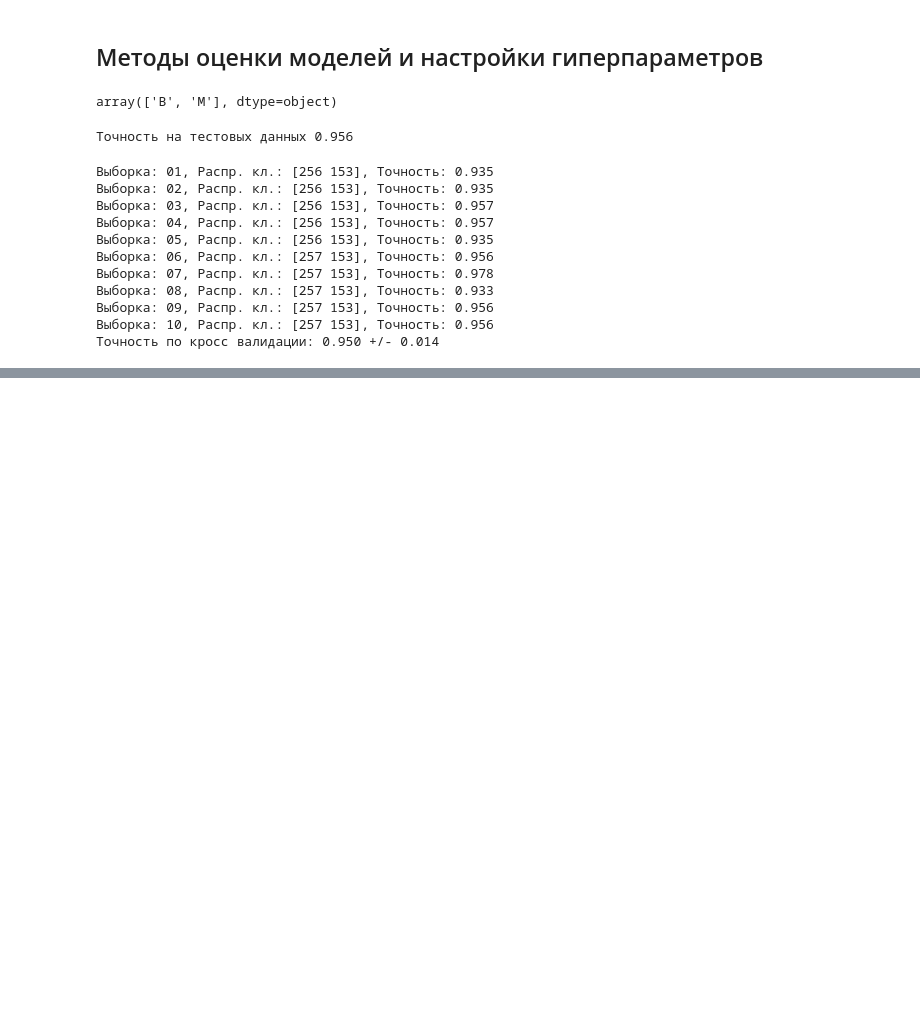
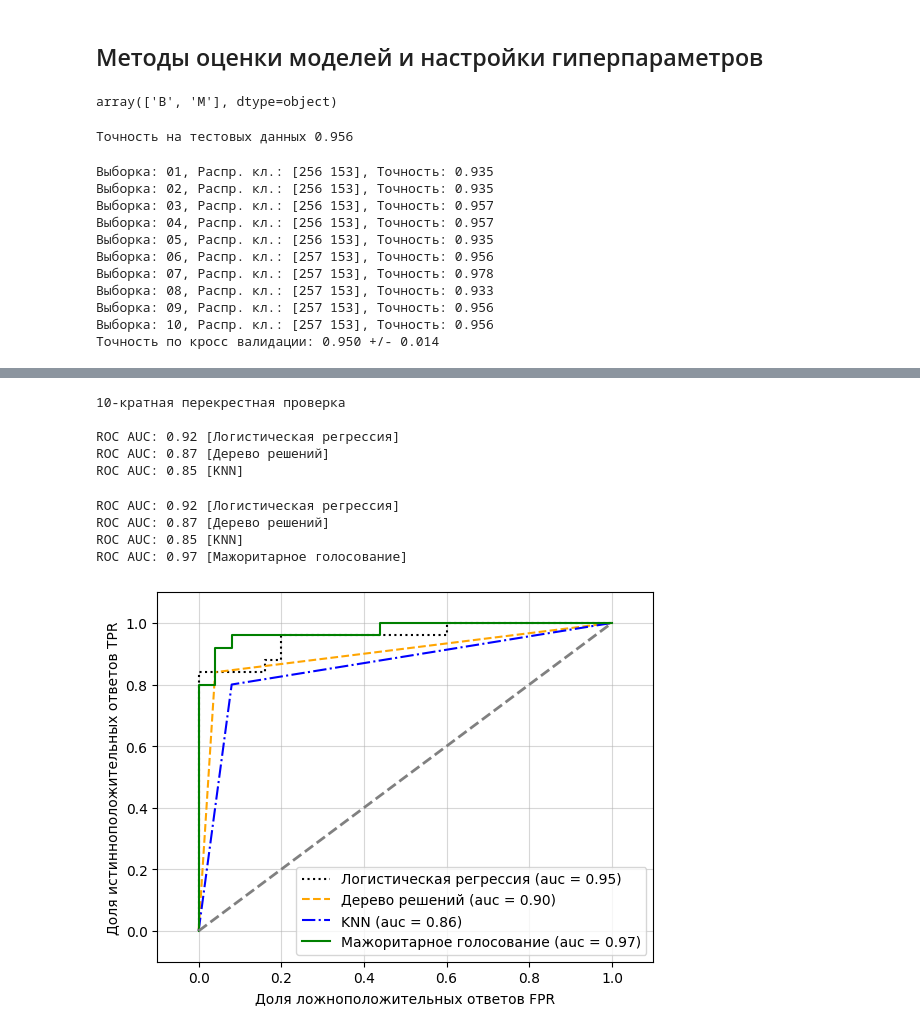
Before and after one commit to gCTRL26/ML_models, a Jupyter notebook: theory/many_models_from_book.ipynb, the cells around one changed output, grey strips where cells are left out. Cells and saved outputs as stored; diff of their text form; code cells hidden in the pictures; blank space fills up the shorter version.

```diff
--- a/theory/many_models_from_book.ipynb
+++ b/theory/many_models_from_book.ipynb
@@ -632,0 +707,4 @@ print(f'Точность по кросс валидации: {mean_acc:.3f} +/-
+# %%
+clf = gs.best_estimator_
+# clf.fit(X_train, y_train) - есть refit = True
+print(clf.score(X_test, y_test))
@@ -632,0 +859,5 @@ print(f'Точность по кросс валидации: {mean_acc:.3f} +/-
+# %%
+X_iris, y_iris = iris.data[50:, [1, 2]], iris.target[50:]
+y_iris = le.fit_transform(y_iris)
+# %%
+X_train_iris1, X_test_iris1, y_train_iris1, y_test_iris1 = train_test_split(X_iris, y_iris, test_size=0.5, random_state=1, stratify=y_iris)
@@ -632,0 +866,71 @@ print(f'Точность по кросс валидации: {mean_acc:.3f} +/-
+# %%
+from sklearn.pipeline import Pipeline
+
+
+clf1 = LogisticRegression(penalty='l2',
+                          C=0.001,
+                          solver='lbfgs',
+                          random_state=1)
+clf2 = DecisionTreeClassifier(max_depth=1,
+                              criterion='entropy',
+                              random_state=0)
+clf3 = KNeighborsClassifier(n_neighbors=1,
+                            p=2,
+                            metric='minkowski')
+pipe1 = Pipeline([['sc', StandardScaler()],
+                  ['clf', clf1]])
+pipe3 = Pipeline([['sc', StandardScaler()],
+                  ['clf', clf3]])
+clf_labels = ['Логистическая регрессия', 'Дерево решений', 'KNN']
+print('10-кратная перекрестная проверка\n')
+for clf, label in zip([pipe1, clf2, pipe3], clf_labels):
+    scores = cross_val_score(estimator=clf,
+                             X=X_train_iris1,
+                             y=y_train_iris1,
+                             cv=10,
+                             scoring='roc_auc')
+    print(f'ROC AUC: {scores.mean():.2f} [{label}]')
+# %% [output]
+10-кратная перекрестная проверка
+
+ROC AUC: 0.92 [Логистическая регрессия]
+ROC AUC: 0.87 [Дерево решений]
+ROC AUC: 0.85 [KNN]
+# %%
+mv_clf = MajorityVoteClassifier(classifiers=[clf1, clf2, clf3])
+clf_labels += ['Мажоритарное голосование']
+all_clf = [pipe1, clf2, pipe3, mv_clf]
+for clf, label in zip(all_clf, clf_labels):
+    scores = cross_val_score(estimator=clf,
+                             X=X_train_iris1,
+                             y=y_train_iris1,
+                             cv=10,
+                             scoring='roc_auc')
+    print(f'ROC AUC: {scores.mean():.2f} [{label}]')
+# %% [output]
+ROC AUC: 0.92 [Логистическая регрессия]
+ROC AUC: 0.87 [Дерево решений]
+ROC AUC: 0.85 [KNN]
+ROC AUC: 0.97 [Мажоритарное голосование]
+# %%
+from sklearn.metrics import roc_curve, auc
+
+
+colors = ['black', 'orange', 'blue', 'green']
+linestyle = [':', '--', '-.', '-']
+for clf, label, clr, ls in zip(all_clf, clf_labels, colors, linestyle):
+    y_pred = clf.fit(X_train_iris1, y_train_iris1).predict_proba(X_test_iris1)[:, 1]
+    fpr, tpr, thresholds = roc_curve(y_test_iris1, y_pred)
+    roc_auc = auc(x=fpr, y=tpr)
+    plt.plot(fpr, tpr, color=clr, linestyle=ls, label=f'{label} (auc = {roc_auc:.2f})')
+
+plt.legend(loc='lower right')
+plt.plot([0, 1], [0, 1], linestyle='--', color='grey', linewidth=2)
+plt.xlim([-0.1, 1.1])
+plt.ylim([-0.1, 1.1])
+plt.grid(alpha=0.5)
+plt.xlabel('Доля ложноположительных ответов FPR')
+plt.ylabel('Доля истинноположительных ответов TPR')
+plt.show()
+# %% [output]
+[figure, added]
```
Also changed, not shown: parts of 27 cells of this notebook.
